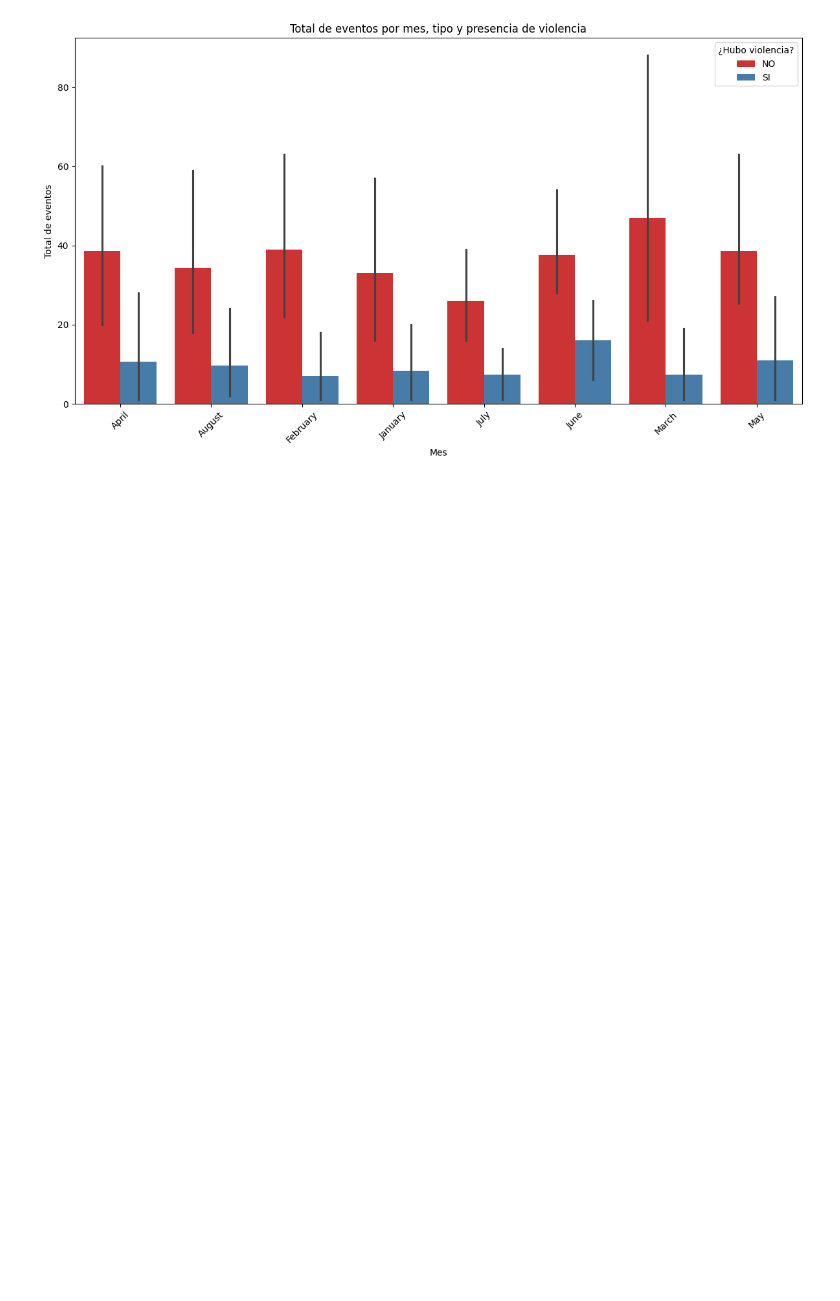
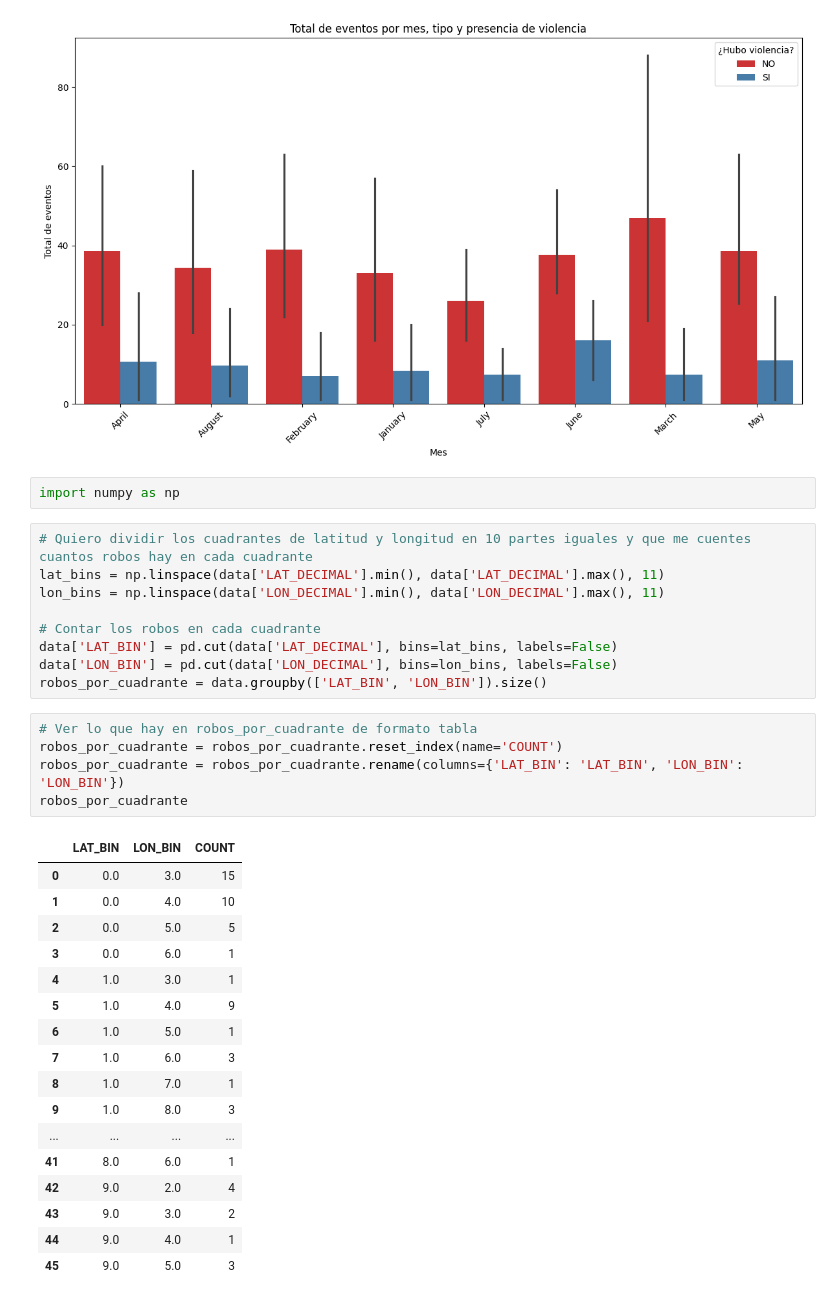
Before and after one commit to CLA-TI3001C-AD2025-G100/A01563230-EDA, a Jupyter notebook: CLUSTERING_MOD.ipynb, the cells around one changed output. Cells and saved outputs as stored; diff of their text form; blank space fills up the shorter version.

```diff
--- a/CLUSTERING_MOD.ipynb
+++ b/CLUSTERING_MOD.ipynb
@@ -461,3 +461,37 @@ plt.tight_layout()
 plt.show()
 # %% [output]
 [figure]
+# %%
+import numpy as np
+# %%
+# Quiero dividir los cuadrantes de latitud y longitud en 10 partes iguales y que me cuentes cuantos robos hay en cada cuadrante
+lat_bins = np.linspace(data['LAT_DECIMAL'].min(), data['LAT_DECIMAL'].max(), 11)
+lon_bins = np.linspace(data['LON_DECIMAL'].min(), data['LON_DECIMAL'].max(), 11)
+
+# Contar los robos en cada cuadrante
+data['LAT_BIN'] = pd.cut(data['LAT_DECIMAL'], bins=lat_bins, labels=False)
+data['LON_BIN'] = pd.cut(data['LON_DECIMAL'], bins=lon_bins, labels=False)
+robos_por_cuadrante = data.groupby(['LAT_BIN', 'LON_BIN']).size()
+# %%
+# Ver lo que hay en robos_por_cuadrante de formato tabla
+robos_por_cuadrante = robos_por_cuadrante.reset_index(name='COUNT')
+robos_por_cuadrante = robos_por_cuadrante.rename(columns={'LAT_BIN': 'LAT_BIN', 'LON_BIN': 'LON_BIN'})
+robos_por_cuadrante
+# %% [output]
+|  | LAT_BIN | LON_BIN | COUNT |
+| 0 | 0.0 | 3.0 | 15 |
+| 1 | 0.0 | 4.0 | 10 |
+| 2 | 0.0 | 5.0 | 5 |
+| 3 | 0.0 | 6.0 | 1 |
+| 4 | 1.0 | 3.0 | 1 |
+| 5 | 1.0 | 4.0 | 9 |
+| 6 | 1.0 | 5.0 | 1 |
+| 7 | 1.0 | 6.0 | 3 |
+| 8 | 1.0 | 7.0 | 1 |
+| 9 | 1.0 | 8.0 | 3 |
+| ... | ... | ... | ... |
+| 41 | 8.0 | 6.0 | 1 |
+| 42 | 9.0 | 2.0 | 4 |
+| 43 | 9.0 | 3.0 | 2 |
+| 44 | 9.0 | 4.0 | 1 |
+| 45 | 9.0 | 5.0 | 3 |
```
Also changed, not shown: parts of 6 cells of this notebook, 2 other files.
